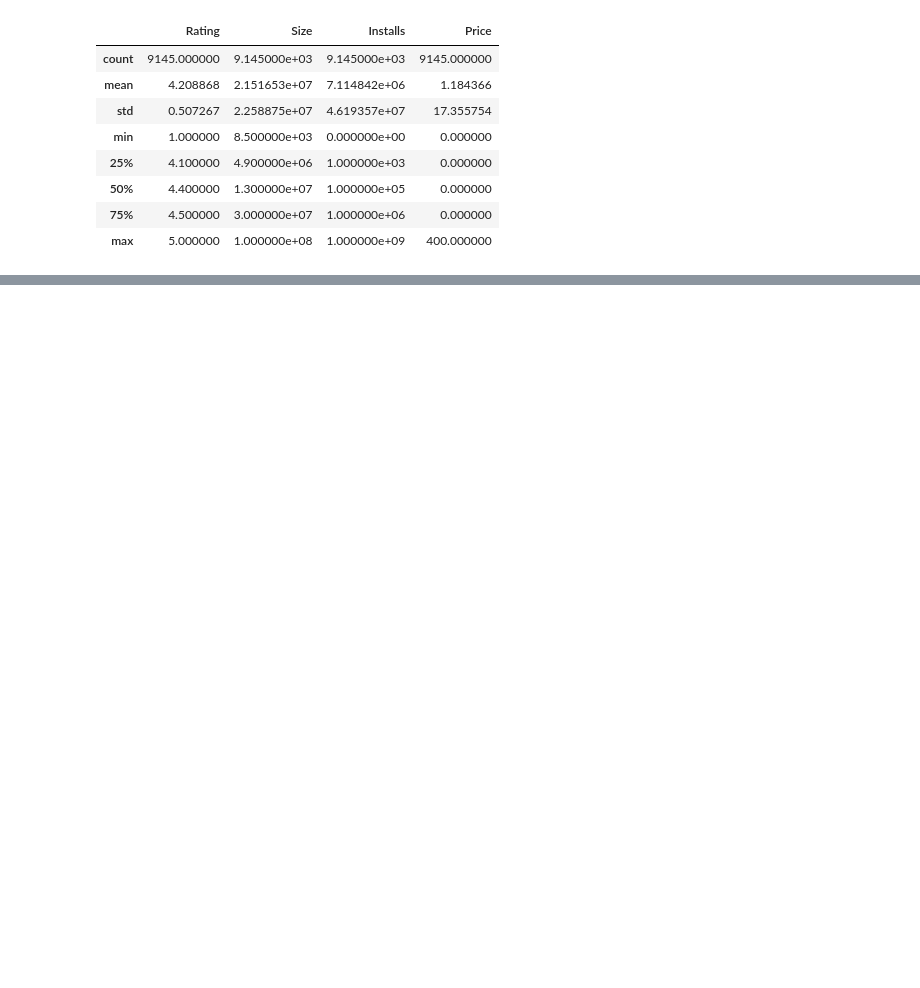
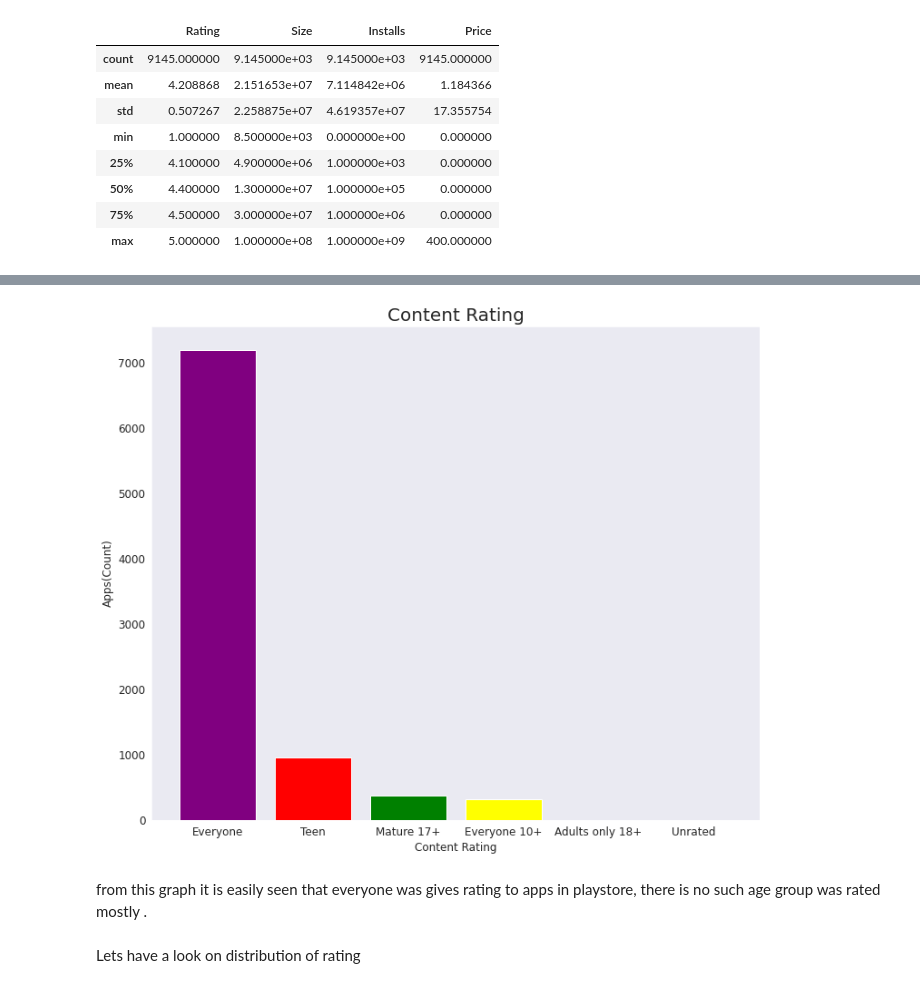
Before and after one commit to Nkbhapkar/EDA-on-playstore, a Jupyter notebook: Exploratory_data_analysis_on_Play_Store_App_Review_Analysis_Capstone_Project.ipynb, the cells around one changed output, grey strips where cells are left out. Saved outputs shown, nothing was run; the diff lists cells and outputs as text; code cells hidden in the pictures; blank space fills up the shorter version.

```diff
--- a/Exploratory_data_analysis_on_Play_Store_App_Review_Analysis_Capstone_Project.ipynb
+++ b/Exploratory_data_analysis_on_Play_Store_App_Review_Analysis_Capstone_Project.ipynb
@@ -386,0 +543,3 @@ ps_df.describe()
+# %%
+x2 = ps_df['Content Rating'].value_counts().index
+x2
@@ -386,0 +553,3 @@ ps_df.describe()
+# %%
+y2 = ps_df['Content Rating'].value_counts()
+y2
@@ -386,0 +571,12 @@ ps_df.describe()
+# %%
+plt.figure(figsize=(12,10))
+plt.bar(x2,y2,width=0.8,color=['purple','red','green','yellow','cyan','blue']);
+plt.title('Content Rating',size = 20);
+plt.ylabel('Apps(Count)');
+plt.xlabel('Content Rating');
+# %% [output]
+[figure, added]
+# %% [markdown]
+from this graph it is easily seen that everyone was gives rating to apps in playstore, there is no such age group was rated mostly .
+# %% [markdown]
+Lets have a look on distribution of rating
```
Also changed, not shown: parts of 33 cells of this notebook.
